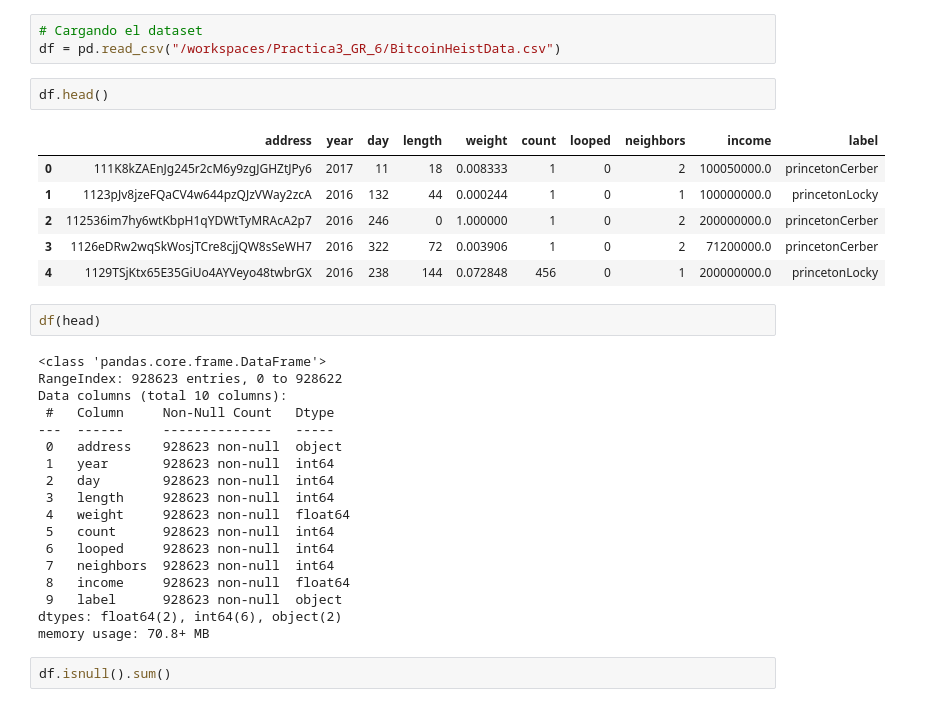
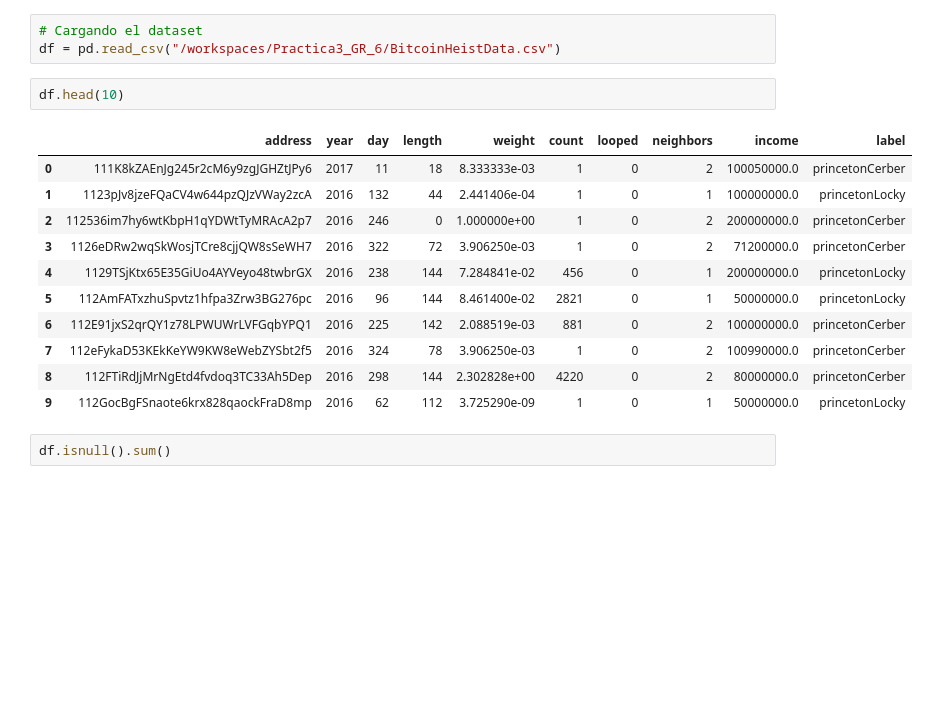
Before and after one commit to blackground-1/Practica3_GR_6, a Jupyter notebook: Ejercicio.ipynb, the cells around one changed output. Saved outputs shown, nothing was run; the diff lists cells and outputs as text; blank space fills up the shorter version.

```diff
--- a/Ejercicio.ipynb
+++ b/Ejercicio.ipynb
@@ -4,34 +4,19 @@ import pandas as pd
 # Cargando el dataset
 df = pd.read_csv("/workspaces/Practica3_GR_6/BitcoinHeistData.csv")
 # %%
-df.head()
+df.head(10)
 # %% [output]
 |  | address | year | day | length | weight | count | looped | neighbors | income | label |
-| 0 | 111K8kZAEnJg245r2cM6y9zgJGHZtJPy6 | 2017 | 11 | 18 | 0.008333 | 1 | 0 | 2 | 100050000.0 | princetonCerber |
-| 1 | 1123pJv8jzeFQaCV4w644pzQJzVWay2zcA | 2016 | 132 | 44 | 0.000244 | 1 | 0 | 1 | 100000000.0 | princetonLocky |
-| 2 | 112536im7hy6wtKbpH1qYDWtTyMRAcA2p7 | 2016 | 246 | 0 | 1.000000 | 1 | 0 | 2 | 200000000.0 | princetonCerber |
-| 3 | 1126eDRw2wqSkWosjTCre8cjjQW8sSeWH7 | 2016 | 322 | 72 | 0.003906 | 1 | 0 | 2 | 71200000.0 | princetonCerber |
-| 4 | 1129TSjKtx65E35GiUo4AYVeyo48twbrGX | 2016 | 238 | 144 | 0.072848 | 456 | 0 | 1 | 200000000.0 | princetonLocky |
+| 0 | 111K8kZAEnJg245r2cM6y9zgJGHZtJPy6 | 2017 | 11 | 18 | 8.333333e-03 | 1 | 0 | 2 | 100050000.0 | princetonCerber |
+| 1 | 1123pJv8jzeFQaCV4w644pzQJzVWay2zcA | 2016 | 132 | 44 | 2.441406e-04 | 1 | 0 | 1 | 100000000.0 | princetonLocky |
+| 2 | 112536im7hy6wtKbpH1qYDWtTyMRAcA2p7 | 2016 | 246 | 0 | 1.000000e+00 | 1 | 0 | 2 | 200000000.0 | princetonCerber |
+| 3 | 1126eDRw2wqSkWosjTCre8cjjQW8sSeWH7 | 2016 | 322 | 72 | 3.906250e-03 | 1 | 0 | 2 | 71200000.0 | princetonCerber |
+| 4 | 1129TSjKtx65E35GiUo4AYVeyo48twbrGX | 2016 | 238 | 144 | 7.284841e-02 | 456 | 0 | 1 | 200000000.0 | princetonLocky |
+| 5 | 112AmFATxzhuSpvtz1hfpa3Zrw3BG276pc | 2016 | 96 | 144 | 8.461400e-02 | 2821 | 0 | 1 | 50000000.0 | princetonLocky |
+| 6 | 112E91jxS2qrQY1z78LPWUWrLVFGqbYPQ1 | 2016 | 225 | 142 | 2.088519e-03 | 881 | 0 | 2 | 100000000.0 | princetonCerber |
+| 7 | 112eFykaD53KEkKeYW9KW8eWebZYSbt2f5 | 2016 | 324 | 78 | 3.906250e-03 | 1 | 0 | 2 | 100990000.0 | princetonCerber |
+| 8 | 112FTiRdJjMrNgEtd4fvdoq3TC33Ah5Dep | 2016 | 298 | 144 | 2.302828e+00 | 4220 | 0 | 2 | 80000000.0 | princetonCerber |
+| 9 | 112GocBgFSnaote6krx828qaockFraD8mp | 2016 | 62 | 112 | 3.725290e-09 | 1 | 0 | 1 | 50000000.0 | princetonLocky |
-# %%
-df(head)
-# %% [output]
-<class 'pandas.core.frame.DataFrame'>
-RangeIndex: 928623 entries, 0 to 928622
-Data columns (total 10 columns):
- #   Column     Non-Null Count   Dtype
----  ------     --------------   -----
- 0   address    928623 non-null  object
- 1   year       928623 non-null  int64
- 2   day        928623 non-null  int64
- 3   length     928623 non-null  int64
- 4   weight     928623 non-null  float64
- 5   count      928623 non-null  int64
- 6   looped     928623 non-null  int64
- 7   neighbors  928623 non-null  int64
- 8   income     928623 non-null  float64
- 9   label      928623 non-null  object
-dtypes: float64(2), int64(6), object(2)
-memory usage: 70.8+ MB
 # %%
 df.isnull().sum()
 # %% [output]
```
Also changed, not shown: parts of 10 cells of this notebook.
